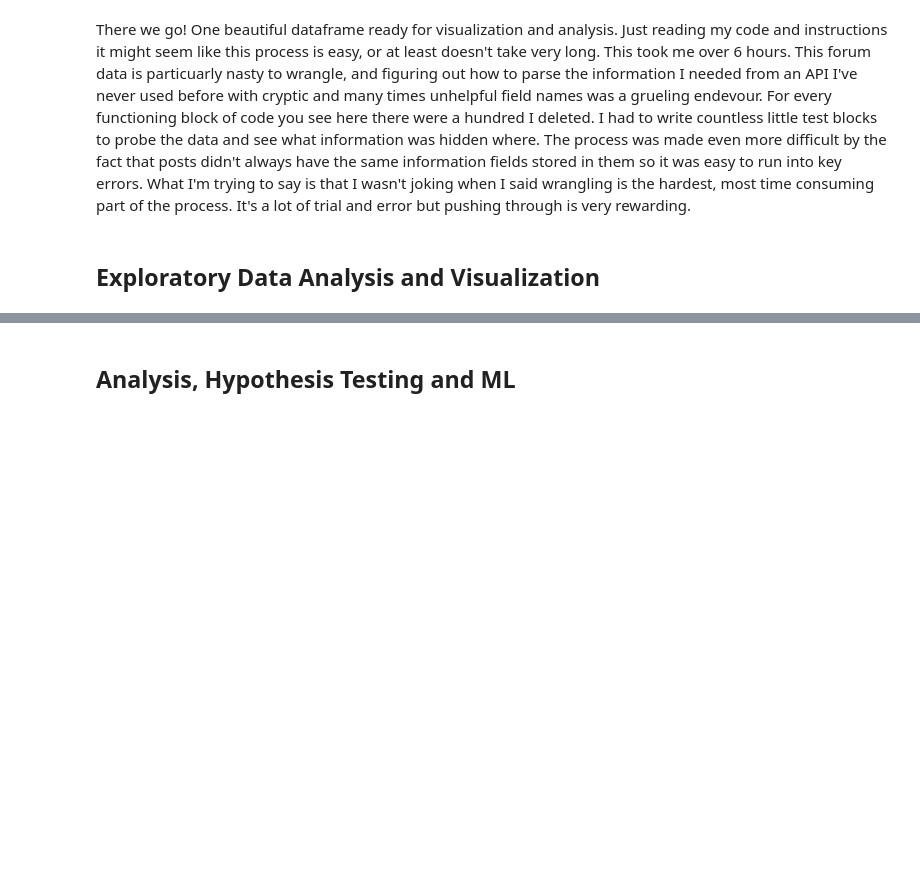
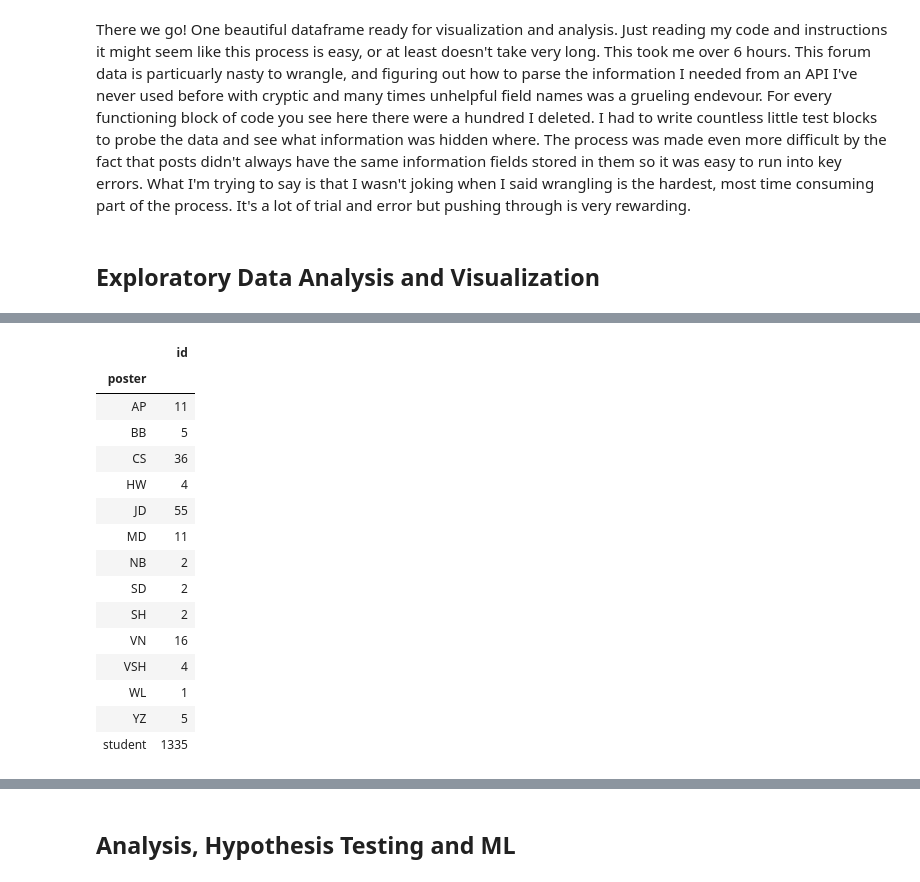
Before and after one commit to DefunkedMelon/DefunkedMelon.io, a Jupyter notebook: Data Science for Dummies.ipynb, the cells around one changed output, grey strips where cells are left out. Drawn from its saved outputs; the diff is of its cells as text; code cells hidden in the pictures; blank space fills up the shorter version.

```diff
--- a/Data Science for Dummies.ipynb
+++ b/Data Science for Dummies.ipynb
@@ -292,0 +315,22 @@ There we go! One beautiful dataframe ready for visualization and analysis. Just
+# %%
+# Visualization of who replies
+poster_counts = posts.groupby("poster").count()[["id"]]
+labels = posts.groupby("poster").groups.keys()
+poster_counts
+# %% [output]
+|  | id |
+| poster |  |
+| AP | 11 |
+| BB | 5 |
+| CS | 36 |
+| HW | 4 |
+| JD | 55 |
+| MD | 11 |
+| NB | 2 |
+| SD | 2 |
+| SH | 2 |
+| VN | 16 |
+| VSH | 4 |
+| WL | 1 |
+| YZ | 5 |
+| student | 1335 |
```
Also changed, not shown: parts of 9 cells of this notebook.
